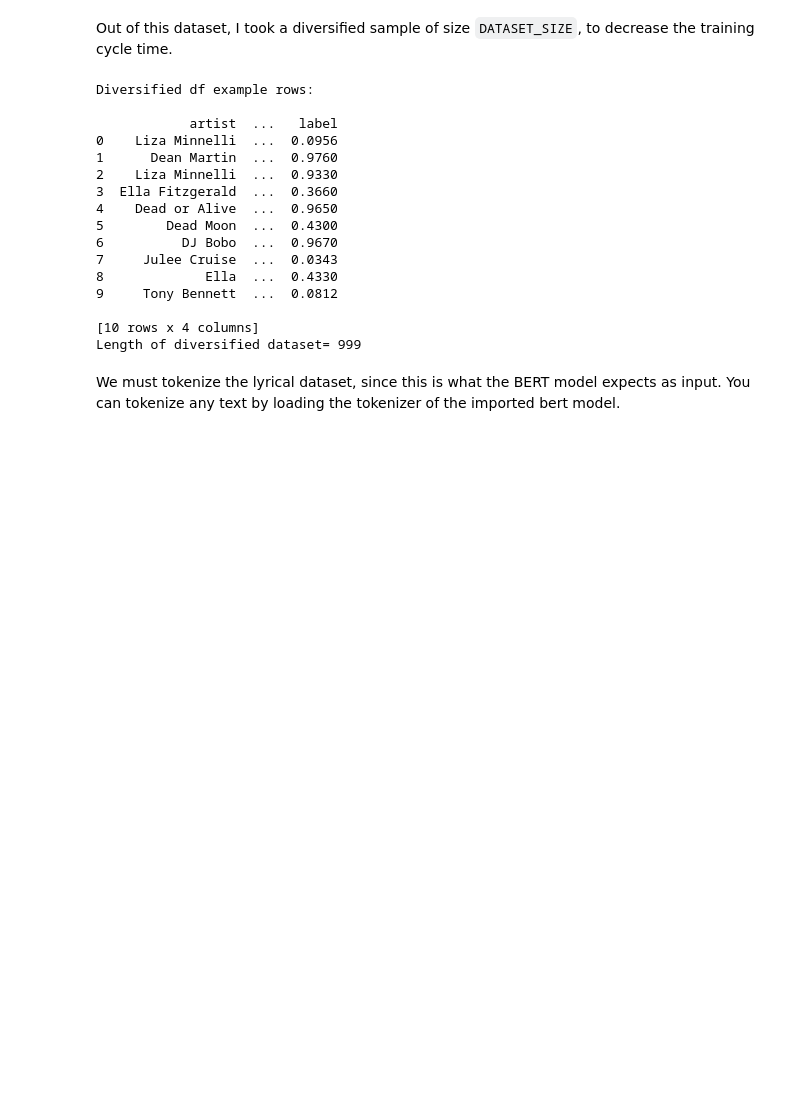
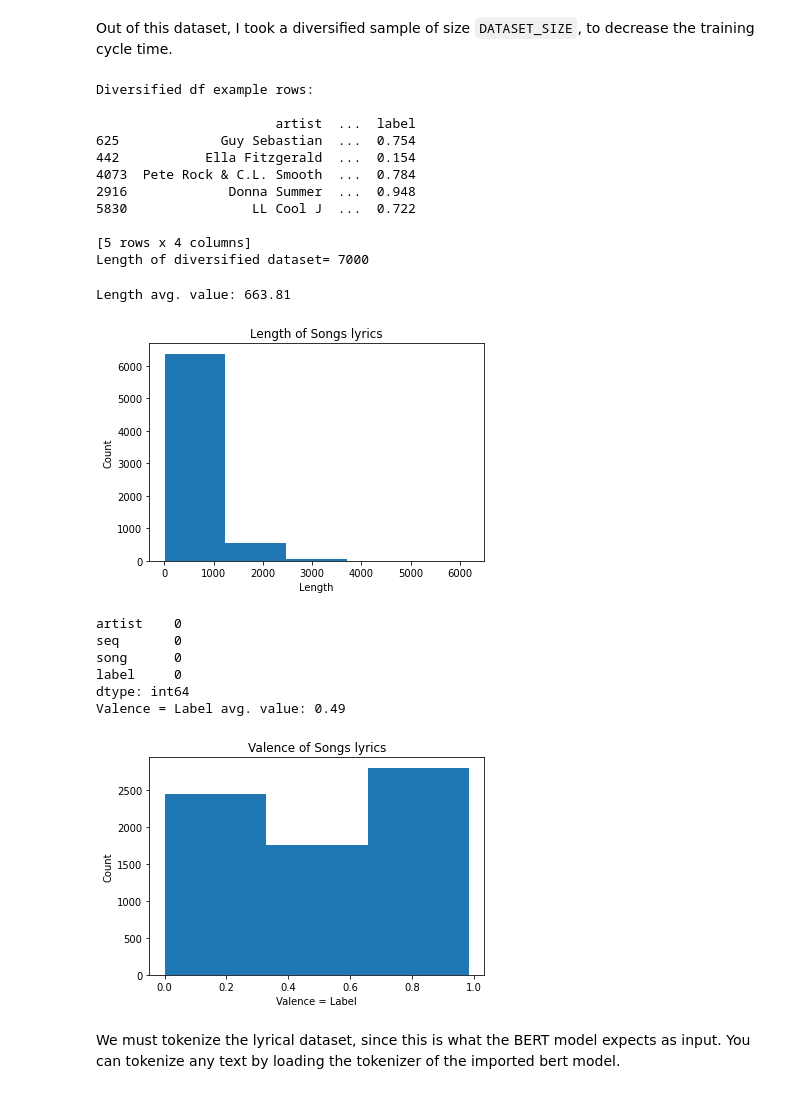
Before and after one commit to EdenBD/lyrics-sentiment, a Jupyter notebook: Tracks_Sentiment_Analysis.ipynb, the cells around one changed output. Cells and saved outputs as stored; diff of their text form; code cells hidden in the pictures; blank space fills up the shorter version.

```diff
--- a/Tracks_Sentiment_Analysis.ipynb
+++ b/Tracks_Sentiment_Analysis.ipynb
@@ -158,37 +202,61 @@ neutral = (df['label'] > NEUTRAL_LOWER_BOUND) & (df['label'] < NEUTRAL_UPPER_BOU
 positive = (df['label'] > HIGH_VALENCE_BOUND)
 negative = (df['label'] < LOW_VALENCE_BOUND)
 
-size_each_part = int(DATASET_SIZE/3)
-positive_df, negative_df, neutral_df = df[positive][:size_each_part], df[negative][:size_each_part], df[neutral][:size_each_part]
+neg_size, pos_size, neutral_size = int(DATASET_SIZE*POSITIVES_PRECENTAGE), int(
+    DATASET_SIZE*NEGATIVES_PRECENTAGE), int(DATASET_SIZE*NEUTRAL_PRECENTAGE)
+
+positive_df, negative_df, neutral_df = df[positive][:neg_size], df[
+                    negative][:pos_size], df[neutral][:neutral_size]
 
 diversified_df = pd.concat([positive_df, negative_df,neutral_df], axis=0)
 
+# Remove punctuations & stop words from sequence
+stop_words = get_stop_words('english')
+additional_words_to_remove = []
+diversified_df.loc[:, 'seq'] = diversified_df.seq.apply(lambda x: ' '.join([word for word in x.split() if word.lower() not in (stop_words)]))
+diversified_df.loc[:, 'seq'] = diversified_df.seq.apply(lambda x: x.translate(str.maketrans('', '', string.punctuation)))
+
+
 # Suffle dataframe rows and drop previous indices column
 diversified_df = diversified_df.sample(frac=1).reset_index(drop=True)
+
 
 lyrics = diversified_df.seq.values
 labels = diversified_df.label.values
 
 print("Diversified df example rows: \n")
-print(diversified_df[:10])
+print(diversified_df.sample(5))
 print("Length of diversified dataset=", len(diversified_df))
 # %% [output]
 Diversified df example rows:
 
-            artist  ...   label
-0    Liza Minnelli  ...  0.0956
-1      Dean Martin  ...  0.9760
-2    Liza Minnelli  ...  0.9330
-3  Ella Fitzgerald  ...  0.3660
-4    Dead or Alive  ...  0.9650
-5        Dead Moon  ...  0.4300
-6          DJ Bobo  ...  0.9670
-7     Julee Cruise  ...  0.0343
-8             Ella  ...  0.4330
-9     Tony Bennett  ...  0.0812
+                       artist  ...  label
+625             Guy Sebastian  ...  0.754
+442           Ella Fitzgerald  ...  0.154
+4073  Pete Rock & C.L. Smooth  ...  0.784
+2916             Donna Summer  ...  0.948
+5830                LL Cool J  ...  0.722
 
-[10 rows x 4 columns]
-Length of diversified dataset= 999
+[5 rows x 4 columns]
+Length of diversified dataset= 7000
+# %%
+# Length of Songs Lyrics
+songs_length = [len(seq) for seq in lyrics]
+plot_histogram(songs_length, 5, 'Length', 'Count', "Length of Songs lyrics")
+
+# Labels distribution
+print(diversified_df.isnull().sum()) # should be 0
+plot_histogram(labels, 3, 'Valence = Label', 'Count', "Valence of Songs lyrics")
+# %% [output]
+Length avg. value: 663.81
+[figure, added]
+artist    0
+seq       0
+song      0
+label     0
+dtype: int64
+Valence = Label avg. value: 0.49
+[figure, added]
 # %% [markdown]
 We must tokenize the lyrical dataset, since this is what the BERT model expects as input.
 You can tokenize any text by loading the tokenizer of the imported bert model.
```
Also changed, not shown: parts of 42 cells of this notebook, 1 other file.
